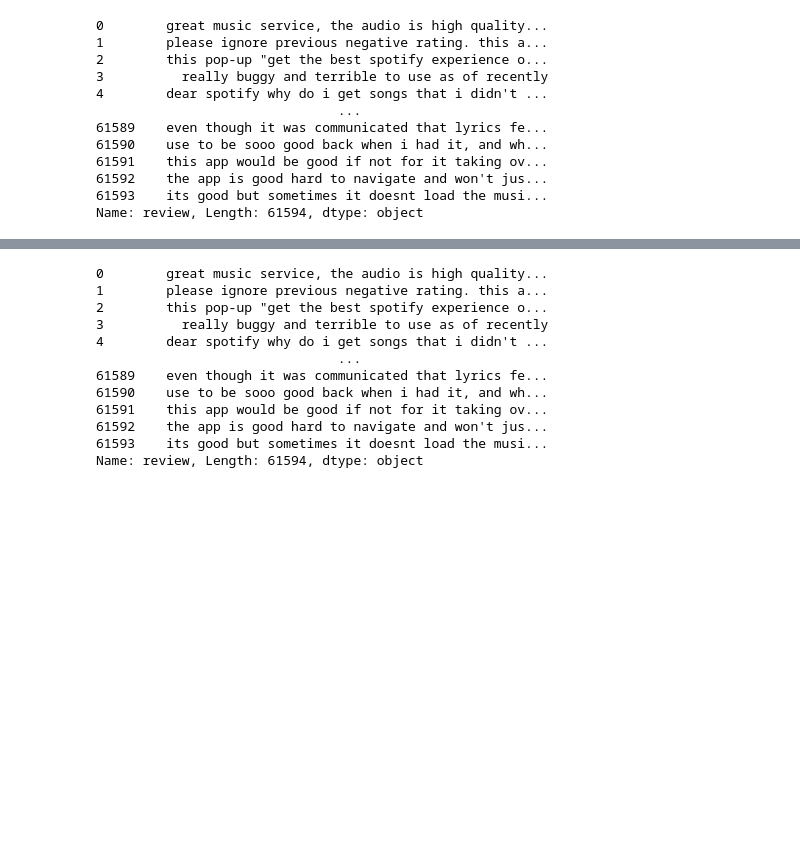
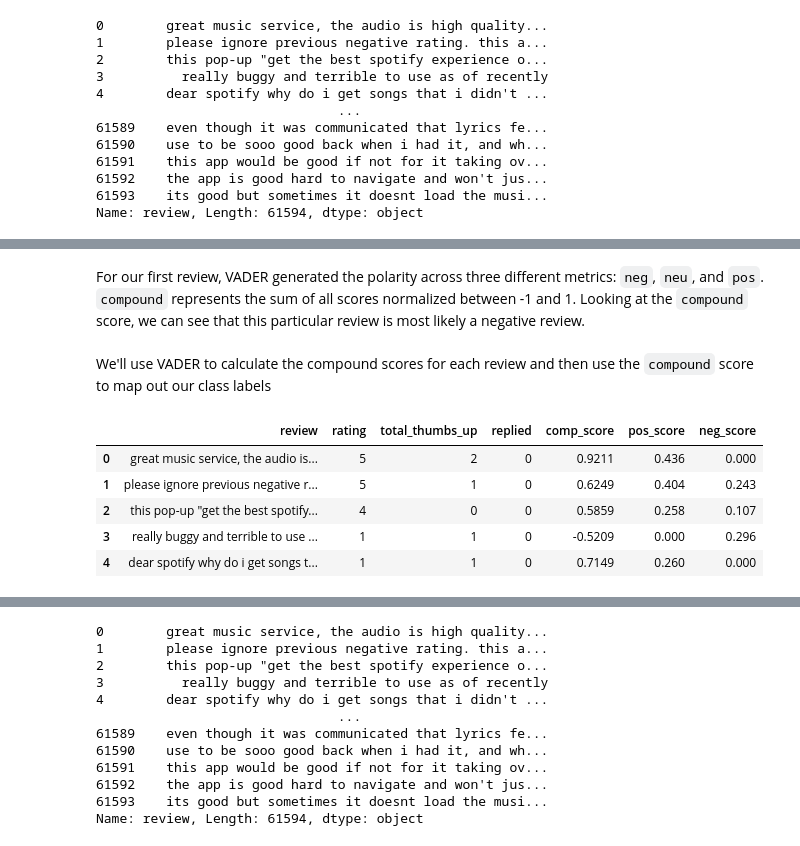
Before and after one commit to asoylatte03/spotify-app-reviews, a Jupyter notebook: data cleaning.ipynb, the cells around one changed output, grey strips where cells are left out. Cells and saved outputs as stored; diff of their text form; code cells hidden in the pictures; blank space fills up the shorter version.

```diff
--- a/data cleaning.ipynb
+++ b/data cleaning.ipynb
@@ -221,0 +344,4 @@ Length: 896179, dtype: object>
+# %% [markdown]
+For our first review, VADER generated the polarity across three different metrics: `neg`, `neu`, and `pos`. `compound` represents the sum of all scores normalized between -1 and 1. Looking at the `compound` score, we can see that this particular review is most likely a negative review.
+# %% [markdown]
+We'll use VADER to calculate the compound scores for each review and then use the `compound` score to map out our class labels
@@ -221,0 +369,10 @@ Length: 896179, dtype: object>
+# %%
+# viewing updated dataframe
+spotify_df.head()
+# %% [output]
+|  | review | rating | total_thumbs_up | replied | comp_score | pos_score | neg_score |
+| 0 | great music service, the audio is... | 5 | 2 | 0 | 0.9211 | 0.436 | 0.000 |
+| 1 | please ignore previous negative r... | 5 | 1 | 0 | 0.6249 | 0.404 | 0.243 |
+| 2 | this pop-up "get the best spotify... | 4 | 0 | 0 | 0.5859 | 0.258 | 0.107 |
+| 3 | really buggy and terrible to use ... | 1 | 1 | 0 | -0.5209 | 0.000 | 0.296 |
+| 4 | dear spotify why do i get songs t... | 1 | 1 | 0 | 0.7149 | 0.260 | 0.000 |
```
Also changed, not shown: parts of 76 cells of this notebook.
